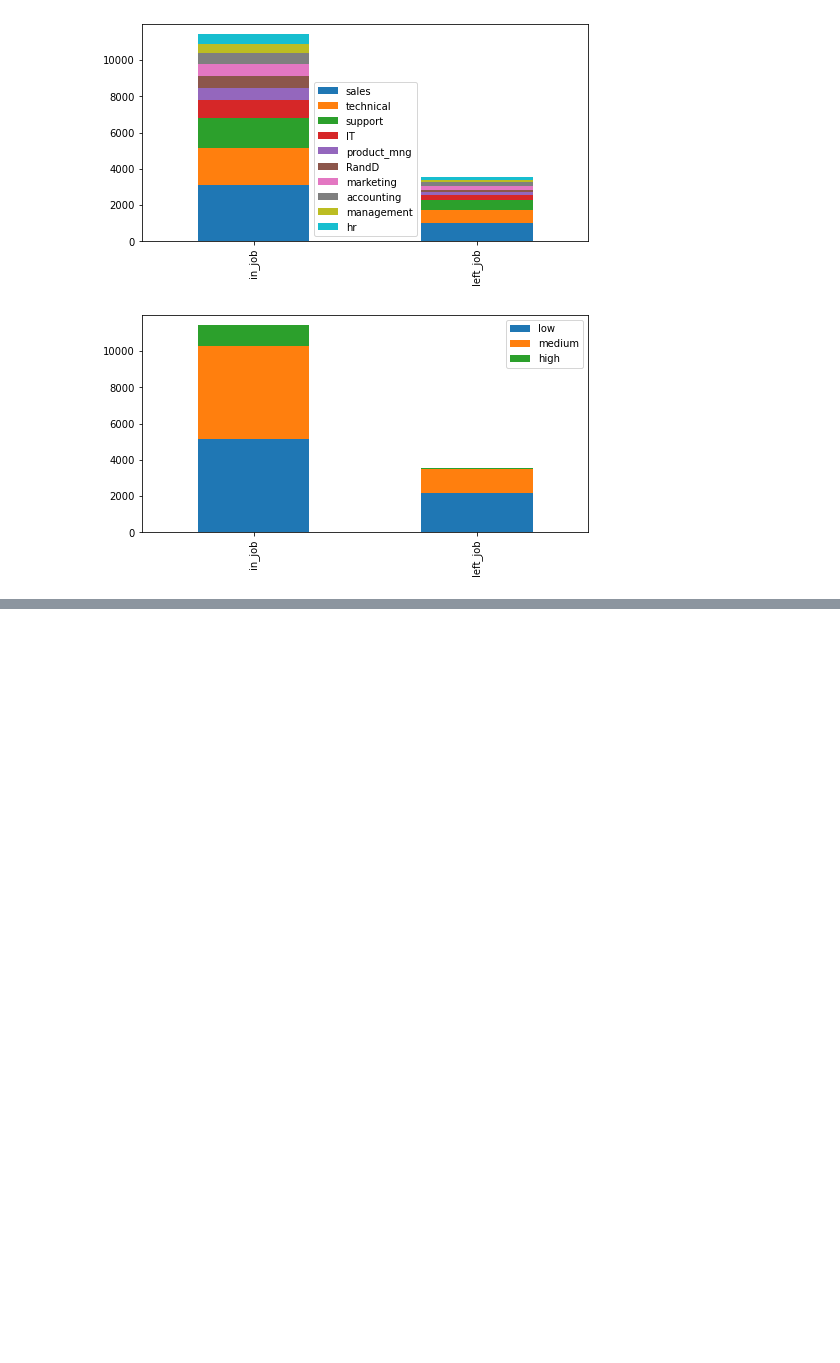
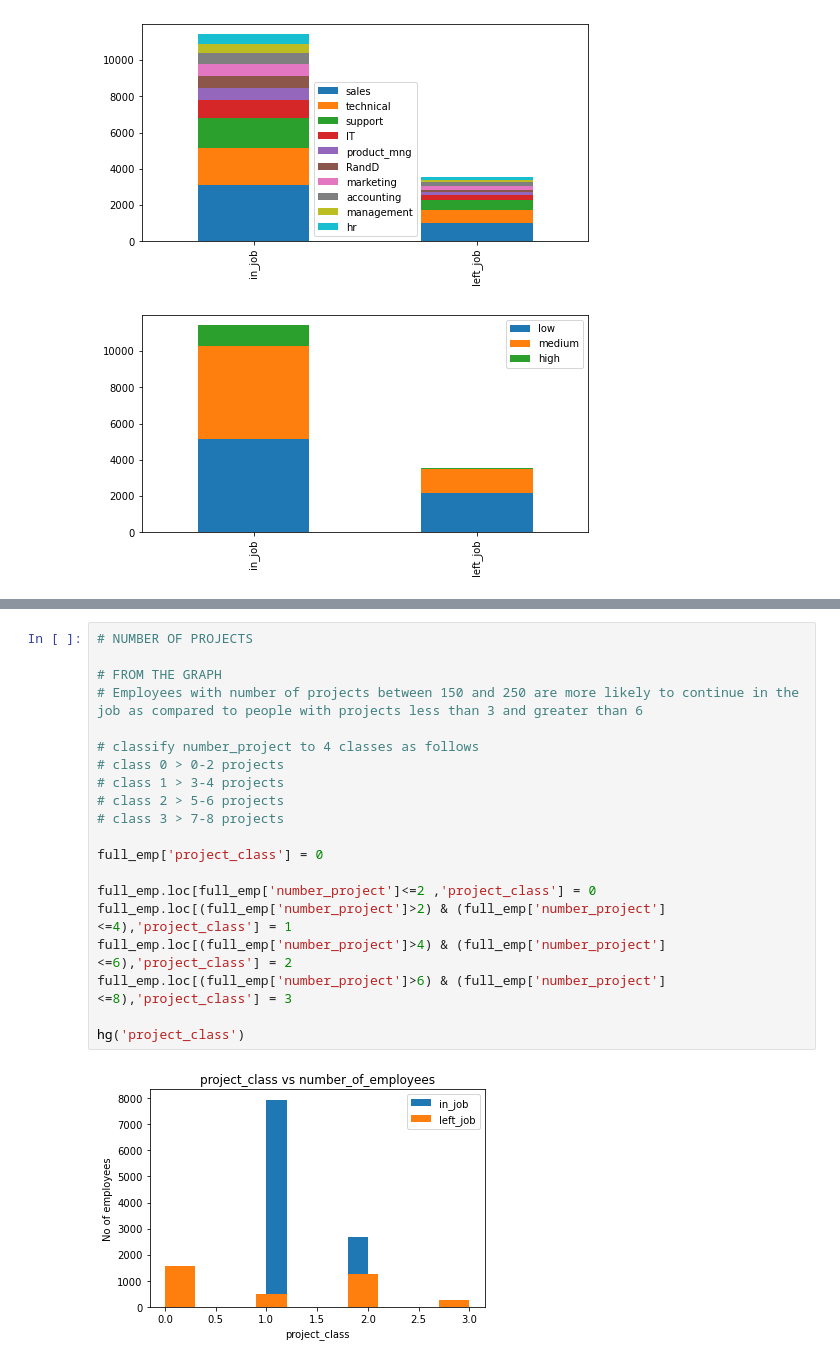
Before and after one commit to 13nithinvk13/emp_att, a Jupyter notebook: Employee_attrition.ipynb, the cells around one changed output, grey strips where cells are left out. Saved outputs shown, nothing was run; the diff lists cells and outputs as text; blank space fills up the shorter version.

```diff
--- a/Employee_attrition.ipynb
+++ b/Employee_attrition.ipynb
@@ -187,0 +206,22 @@ emp_features.head(1)
+# %%
+# NUMBER OF PROJECTS
+
+# FROM THE GRAPH
+# Employees with number of projects between 150 and 250 are more likely to continue in the job as compared to people with projects less than 3 and greater than 6
+
+# classify number_project to 4 classes as follows
+# class 0 > 0-2 projects
+# class 1 > 3-4 projects
+# class 2 > 5-6 projects
+# class 3 > 7-8 projects
+
+full_emp['project_class'] = 0
+
+full_emp.loc[full_emp['number_project']<=2 ,'project_class'] = 0
+full_emp.loc[(full_emp['number_project']>2) & (full_emp['number_project']<=4),'project_class'] = 1
+full_emp.loc[(full_emp['number_project']>4) & (full_emp['number_project']<=6),'project_class'] = 2
+full_emp.loc[(full_emp['number_project']>6) & (full_emp['number_project']<=8),'project_class'] = 3
+
+hg('project_class')
+# %% [output]
+[figure, added]
```
Also changed, not shown: parts of 45 cells of this notebook.
